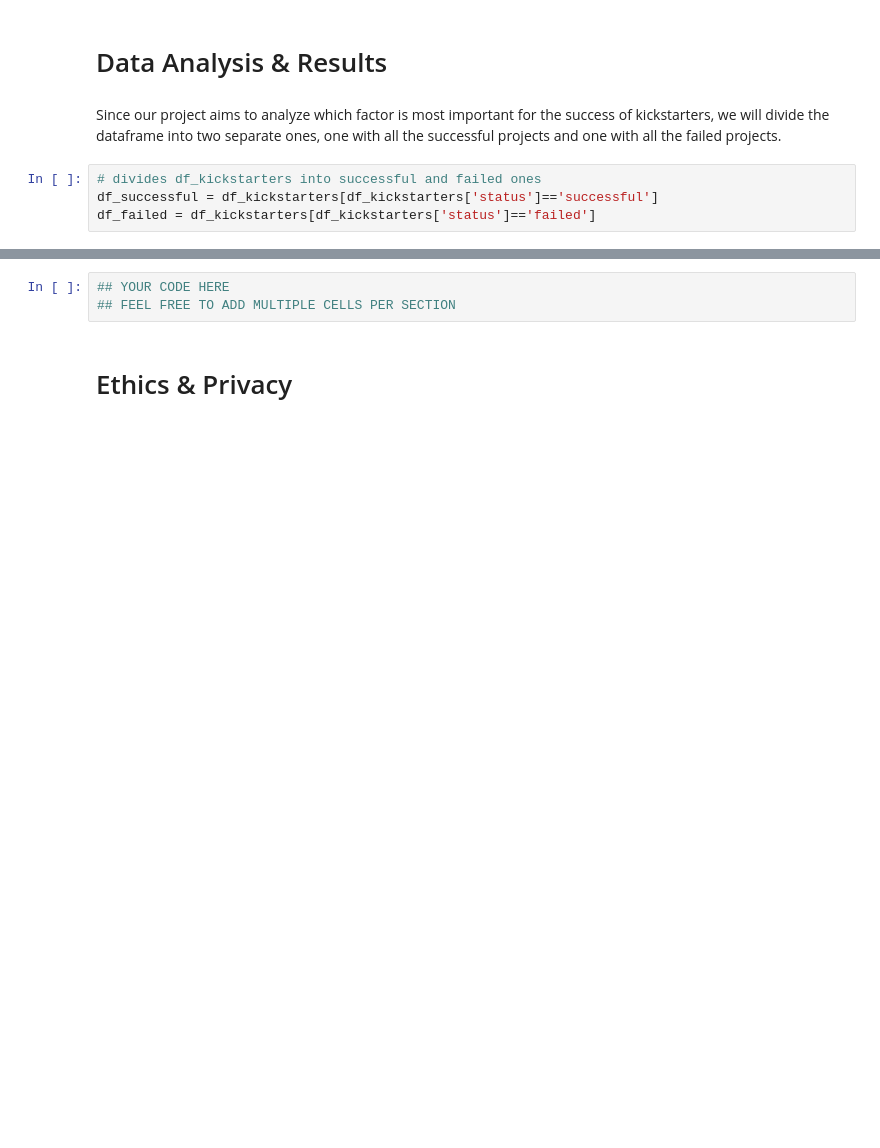
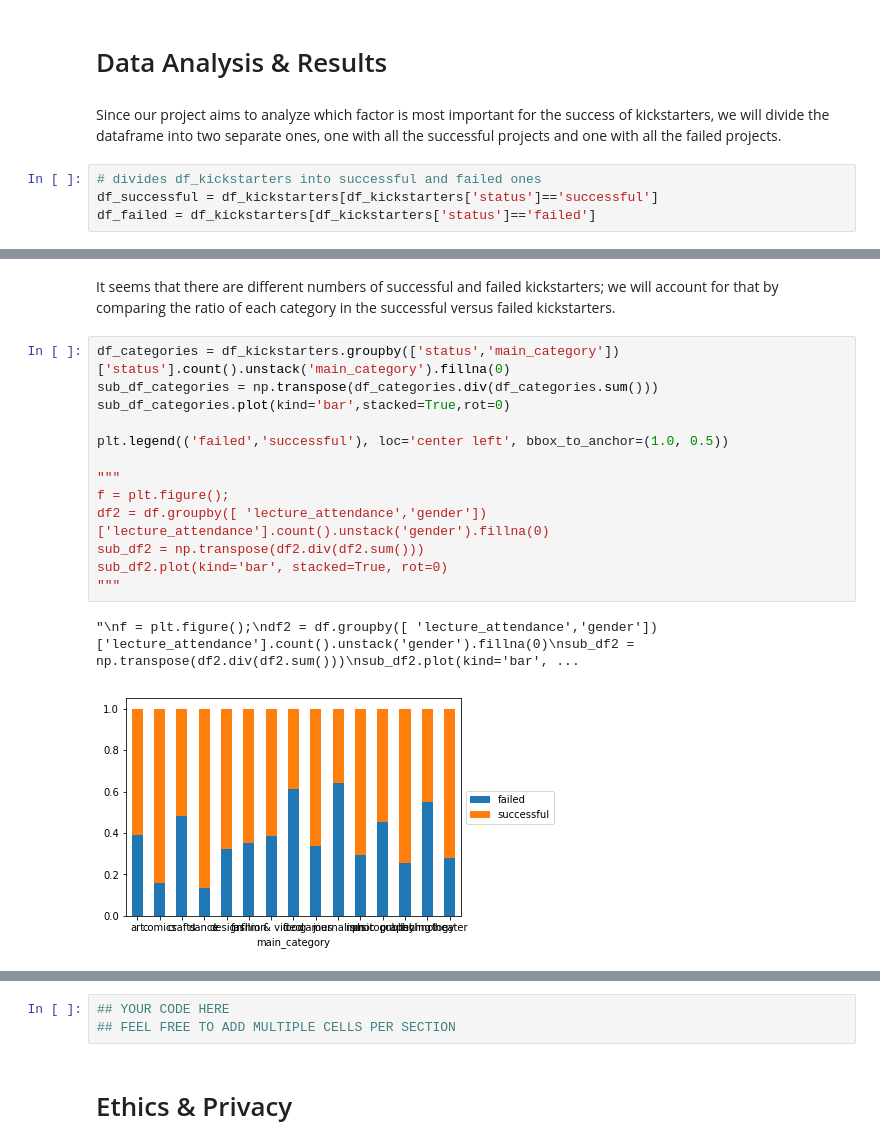
Before and after one commit to krandapus/Projects, a Jupyter notebook: FinalProject.ipynb, the cells around one changed output, grey strips where cells are left out. Drawn from its saved outputs; the diff is of its cells as text; blank space fills up the shorter version.

```diff
--- a/FinalProject.ipynb
+++ b/FinalProject.ipynb
@@ -135,0 +153,18 @@ Number of failed kickstarters: 75241
+# %% [markdown]
+It seems that there are different numbers of successful and failed kickstarters; we will account for that by comparing the ratio of each category in the successful versus failed kickstarters.
+# %%
+df_categories = df_kickstarters.groupby(['status','main_category'])['status'].count().unstack('main_category').fillna(0)
+sub_df_categories = np.transpose(df_categories.div(df_categories.sum()))
+sub_df_categories.plot(kind='bar',stacked=True,rot=0)
+
+plt.legend(('failed','successful'), loc='center left', bbox_to_anchor=(1.0, 0.5))
+
+"""
+f = plt.figure();
+df2 = df.groupby([ 'lecture_attendance','gender'])['lecture_attendance'].count().unstack('gender').fillna(0)
+sub_df2 = np.transpose(df2.div(df2.sum()))
+sub_df2.plot(kind='bar', stacked=True, rot=0)
+"""
+# %% [output]
+"\nf = plt.figure();\ndf2 = df.groupby([ 'lecture_attendance','gender'])['lecture_attendance'].count().unstack('gender').fillna(0)\nsub_df2 = np.transpose(df2.div(df2.sum()))\nsub_df2.plot(kind='bar', ...
+[figure, added]
```
Also changed, not shown: parts of 21 cells of this notebook.
